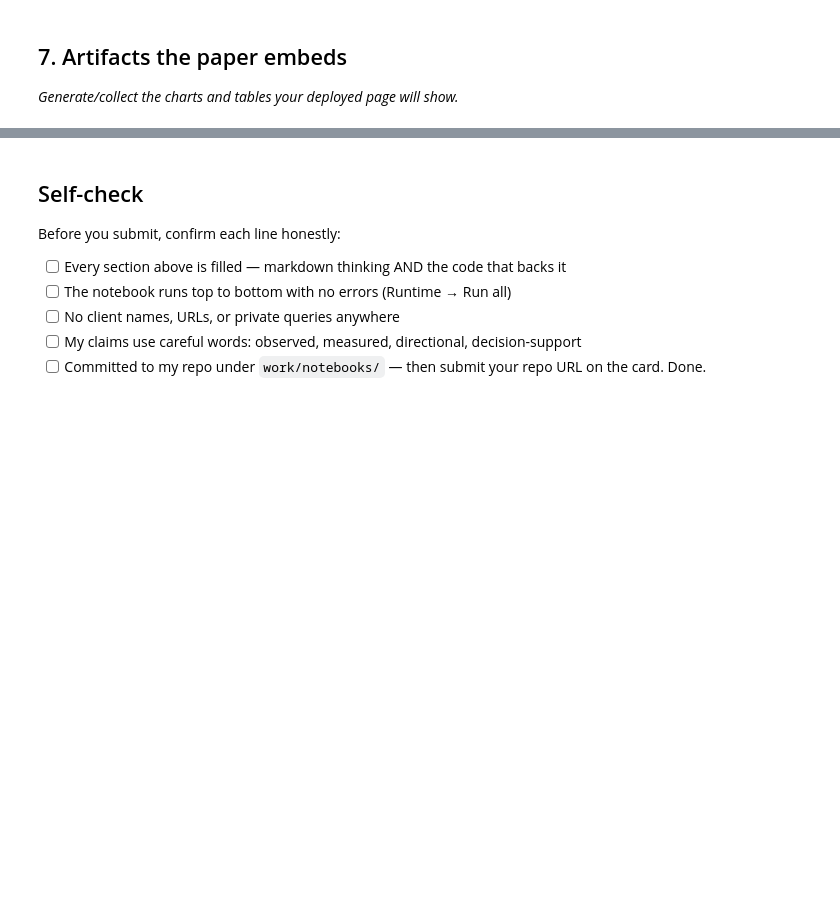
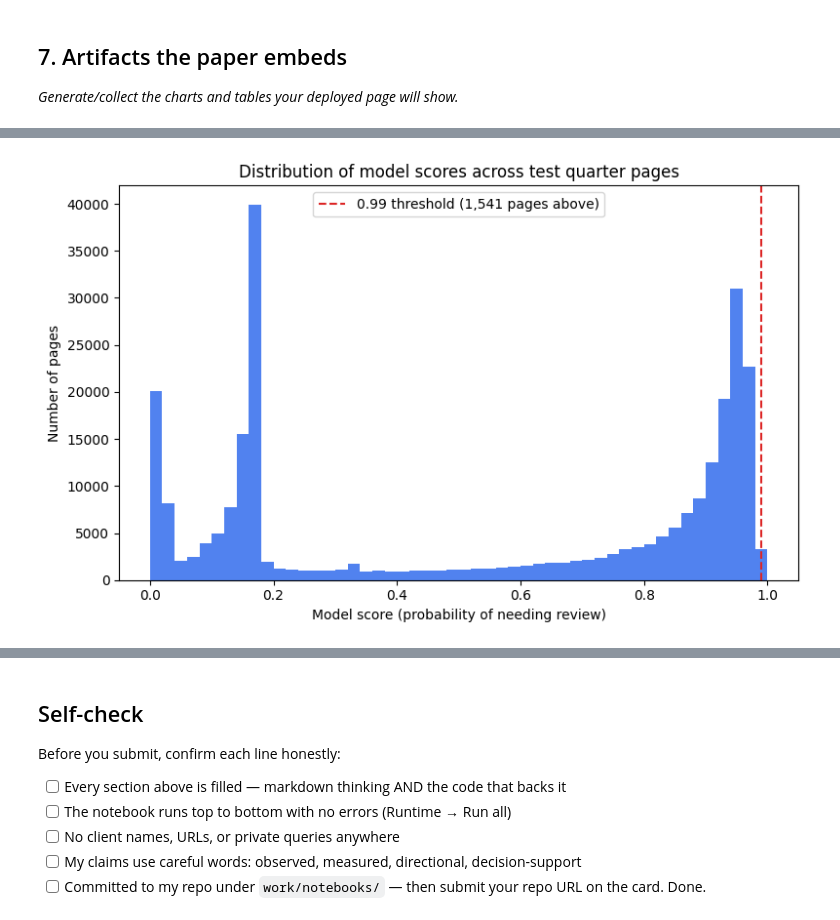
Before and after one commit to muaaz-tahir/flyrank-ml-internship, a Jupyter notebook: work/notebooks/capstone.ipynb, the cells around one changed output, grey strips where cells are left out. Cells and saved outputs as stored; diff of their text form; code cells hidden in the pictures; blank space fills up the shorter version.

```diff
--- a/work/notebooks/capstone.ipynb
+++ b/work/notebooks/capstone.ipynb
@@ -6,3 +8,15 @@
 This skeleton is yours to fill. Work the sections **in order** — each one has a one-line hint. Simple words, honest numbers.
 
 > Working with an AI assistant? Tell it to read `skills/README.md` first and load the one skill this assignment names on its card.
+# %%
+import duckdb
+import pandas as pd
+from google.colab import userdata
+
+hf_token = userdata.get('HF_TOKEN')
+
+con = duckdb.connect()
+con.execute(f"CREATE SECRET (TYPE huggingface, TOKEN '{hf_token}')")
+
+rel = "hf://datasets/FlyRank/internship-warehouse"
+print("Connected. Ready to query the full warehouse.")
@@ -22,3 +357,17 @@ This skeleton is yours to fill. Work the sections **in order** — each one has
 ## 4. Results (vs baseline)
 
 *Model vs baseline on the same split. The honest table.*
+# %%
+target_ctr = test_features[test_features['position_bucket'] == '1_top3']['ctr'].mean()
+
+def compute_baseline_score(row):
+    if row['baseline_reason'] in ('QUICK_WIN', 'CTR_FIX'):
+        gap = max(0, target_ctr - row['ctr'])
+        return row['total_impressions'] * gap
+    elif row['baseline_reason'] == 'REFRESH':
+        return row['total_impressions'] * abs(row['trend_pct']) if pd.notna(row['trend_pct']) else 0
+    else:
+        return 0.0
+
+test_features['baseline_score'] = test_features.apply(compute_baseline_score, axis=1)
+print("Baseline score computed for test quarter.")
@@ -36,0 +557,14 @@ This skeleton is yours to fill. Work the sections **in order** — each one has
+# %%
+fig, ax = plt.subplots(figsize=(8, 5))
+ax.hist(test_features['model_score'], bins=50, color='#2563eb', alpha=0.8)
+ax.set_xlabel('Model score (probability of needing review)')
+ax.set_ylabel('Number of pages')
+ax.set_title('Distribution of model scores across test quarter pages')
+ax.axvline(0.99, color='#dc2626', linestyle='--', label='0.99 threshold (1,541 pages above)')
+ax.legend()
+
+plt.tight_layout()
+plt.savefig('work/outputs/figures/score_distribution.png', dpi=150)
+plt.show()
+# %% [output]
+[figure, added]
```
Also changed, not shown: parts of 30 cells of this notebook.
